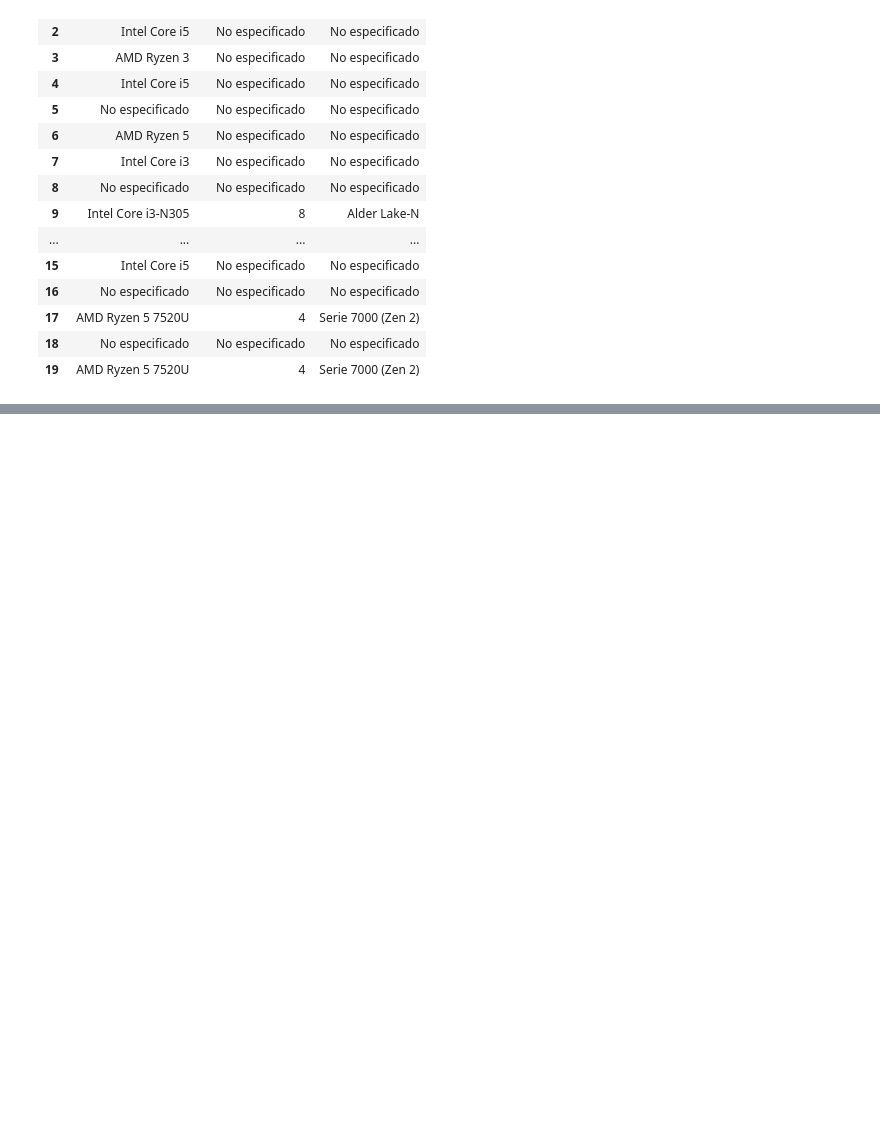
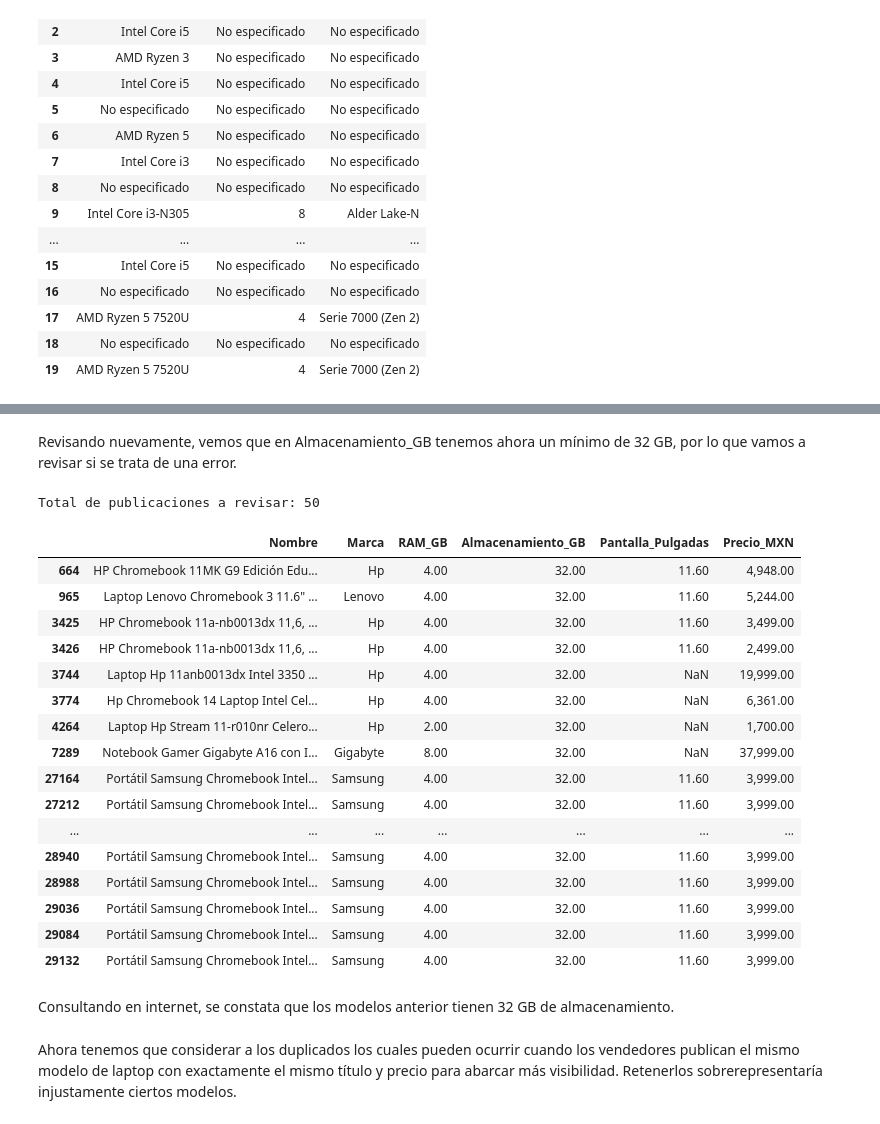
Before and after one commit to H-Cote/claralap, a Jupyter notebook: EDA_data_cleaning/EDA y limpieza.ipynb, the cells around one changed output, grey strips where cells are left out. Cells and saved outputs as stored; diff of their text form; code cells hidden in the pictures; blank space fills up the shorter version.

```diff
--- a/EDA_data_cleaning/EDA y limpieza.ipynb
+++ b/EDA_data_cleaning/EDA y limpieza.ipynb
@@ -546,0 +590,26 @@ Registros restantes en el dataset: 31357
+# %%
+def auditoria_final_gold_standard(df):
+    cols_modelo = ['Precio_MXN', 'Marca', 'RAM_GB', 'Almacenamiento_GB', 'marca_procesador']
+
+    # Verificamos que no existan valores nulos ni "No especificado" en las variables core
+    mascara_valida = df[cols_modelo].notna() & (df[cols_modelo] != "No especificado")
+    filas_oro = mascara_valida.all(axis=1)
+
+    df_oro = df[filas_oro].copy()
+
+    total_filtrado = len(df)
+    total_oro = len(df_oro)
+    porcentaje = (total_oro / total_filtrado) * 100
+
+    print("=" * 45)
+    print("      AUDITORÍA FINAL DE CALIDAD (CLARALAP)")
+    print("=" * 45)
+    print(f"Laptops reales en dataset: {total_filtrado}")
+    print(f"Registros ORO 100% completos para ML: {total_oro}")
+    print(f"Porcentaje de registros ORO: {porcentaje:.2f}%")
+    print("=" * 45)
+
+    return df_oro
+
+# Guardamos el dataset final en una variable dedicada
+df_laptops_oro = auditoria_final_gold_standard(df_laptops)
@@ -566,0 +911,34 @@ df_laptops[['Procesador_Modelo', 'Numero_Nucleos',"Generacion_CPU"]].head(20)
+# %% [markdown]
+Revisando nuevamente, vemos que en Almacenamiento_GB tenemos ahora un mínimo de 32 GB, por lo que vamos a revisar si se trata de una error.
+# %%
+# Inspeccionar únicamente las filas puntuales con valores límite o sospechosos
+filas_dudosas = df_laptops_oro[
+    (df_laptops_oro['Almacenamiento_GB'] <= 50)
+]
+
+cols_mostrar = [c for c in ['Nombre', 'Marca', 'RAM_GB', 'Almacenamiento_GB', 'Pantalla_Pulgadas', 'Precio_MXN'] if c in df_laptops_oro.columns]
+print(f"Total de publicaciones a revisar: {len(filas_dudosas)}")
+filas_dudosas[cols_mostrar]
+# %% [output]
+Total de publicaciones a revisar: 50
+|  | Nombre | Marca | RAM_GB | Almacenamiento_GB | Pantalla_Pulgadas | Precio_MXN |
+| 664 | HP Chromebook 11MK G9 Edición Edu... | Hp | 4.00 | 32.00 | 11.60 | 4,948.00 |
+| 965 | Laptop Lenovo Chromebook 3 11.6" ... | Lenovo | 4.00 | 32.00 | 11.60 | 5,244.00 |
+| 3425 | HP Chromebook 11a-nb0013dx 11,6, ... | Hp | 4.00 | 32.00 | 11.60 | 3,499.00 |
+| 3426 | HP Chromebook 11a-nb0013dx 11,6, ... | Hp | 4.00 | 32.00 | 11.60 | 2,499.00 |
+| 3744 | Laptop Hp 11anb0013dx Intel 3350 ... | Hp | 4.00 | 32.00 | NaN | 19,999.00 |
+| 3774 | Hp Chromebook 14 Laptop Intel Cel... | Hp | 4.00 | 32.00 | NaN | 6,361.00 |
+| 4264 | Laptop Hp Stream 11-r010nr Celero... | Hp | 2.00 | 32.00 | NaN | 1,700.00 |
+| 7289 | Notebook Gamer Gigabyte A16 con I... | Gigabyte | 8.00 | 32.00 | NaN | 37,999.00 |
+| 27164 | Portátil Samsung Chromebook Intel... | Samsung | 4.00 | 32.00 | 11.60 | 3,999.00 |
+| 27212 | Portátil Samsung Chromebook Intel... | Samsung | 4.00 | 32.00 | 11.60 | 3,999.00 |
+| ... | ... | ... | ... | ... | ... | ... |
+| 28940 | Portátil Samsung Chromebook Intel... | Samsung | 4.00 | 32.00 | 11.60 | 3,999.00 |
+| 28988 | Portátil Samsung Chromebook Intel... | Samsung | 4.00 | 32.00 | 11.60 | 3,999.00 |
+| 29036 | Portátil Samsung Chromebook Intel... | Samsung | 4.00 | 32.00 | 11.60 | 3,999.00 |
+| 29084 | Portátil Samsung Chromebook Intel... | Samsung | 4.00 | 32.00 | 11.60 | 3,999.00 |
+| 29132 | Portátil Samsung Chromebook Intel... | Samsung | 4.00 | 32.00 | 11.60 | 3,999.00 |
+# %% [markdown]
+Consultando en internet, se constata que los modelos anterior tienen 32 GB de almacenamiento.
+# %% [markdown]
+Ahora tenemos que considerar a los duplicados los cuales pueden ocurrir cuando los vendedores publican el mismo modelo de laptop con exactamente el mismo título y precio para abarcar más visibilidad. Retenerlos sobrerepresentaría injustamente ciertos modelos.
```
Also changed, not shown: parts of 89 cells of this notebook, 3 other files.
